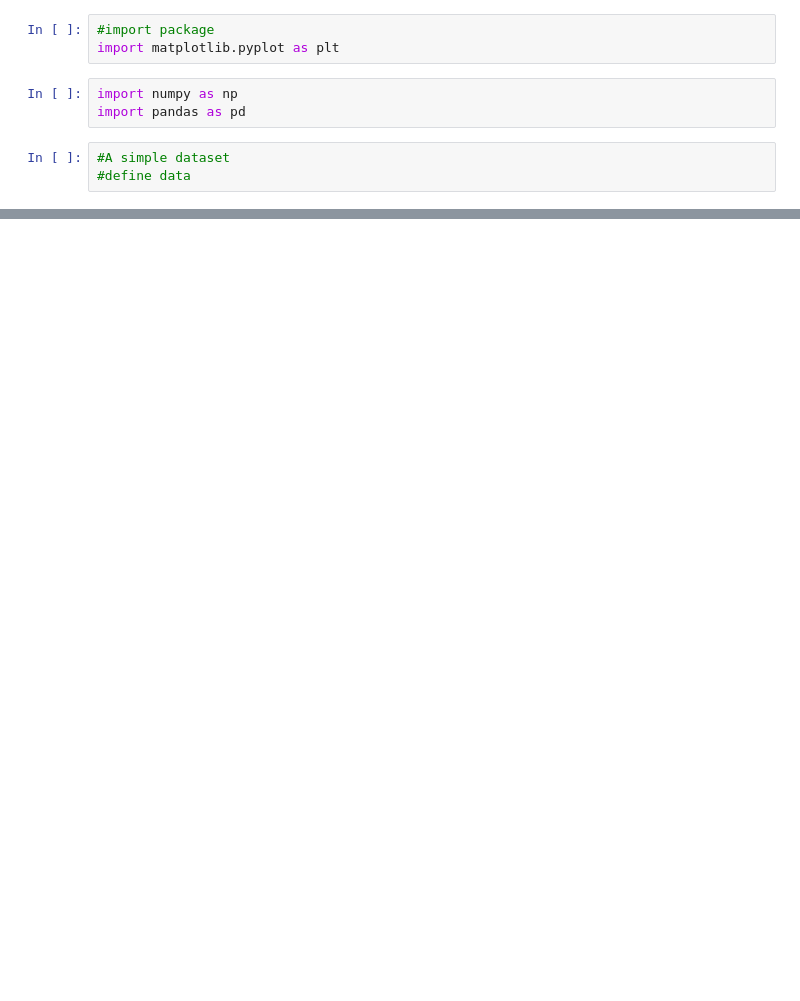
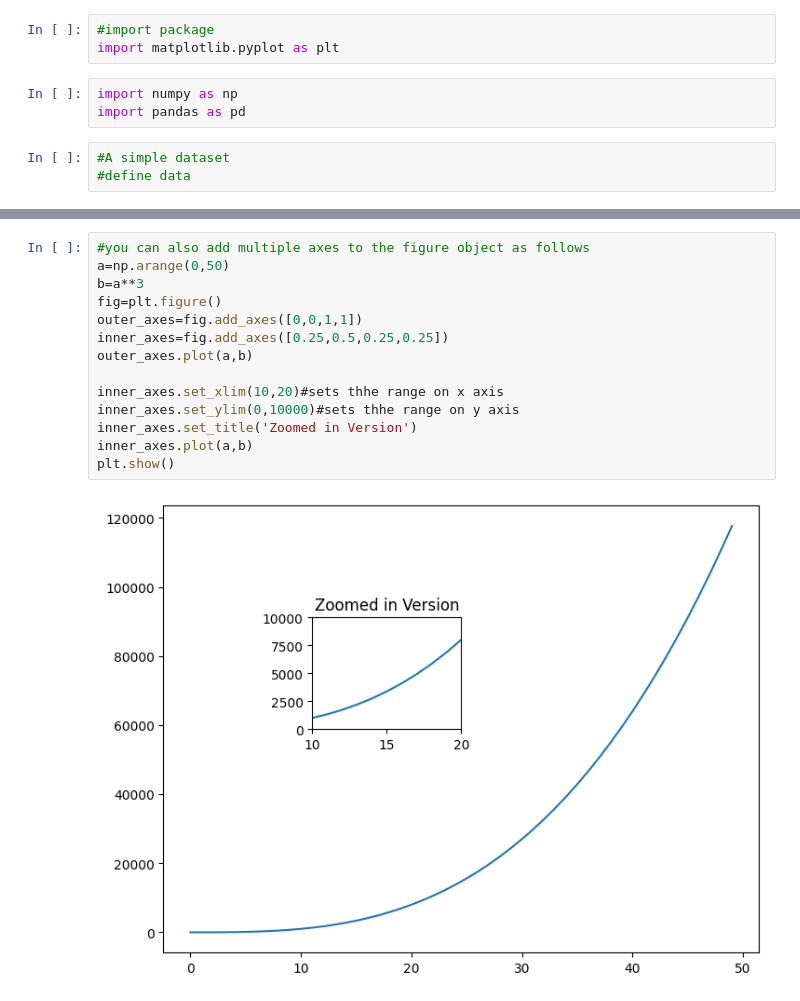
Before and after one commit to LangatMark/DataScience, a Jupyter notebook: trial/data visualization with Matplotlib, seaborn.ipynb, the cells around one changed output, grey strips where cells are left out. Drawn from its saved outputs; the diff is of its cells as text; blank space fills up the shorter version.

```diff
--- a/trial/data visualization with Matplotlib, seaborn.ipynb
+++ b/trial/data visualization with Matplotlib, seaborn.ipynb
@@ -76,0 +117,16 @@ plt.show()
+# %%
+#you can also add multiple axes to the figure object as follows
+a=np.arange(0,50)
+b=a**3
+fig=plt.figure()
+outer_axes=fig.add_axes([0,0,1,1])
+inner_axes=fig.add_axes([0.25,0.5,0.25,0.25])
+outer_axes.plot(a,b)
+
+inner_axes.set_xlim(10,20)#sets thhe range on x axis
+inner_axes.set_ylim(0,10000)#sets thhe range on y axis
+inner_axes.set_title('Zoomed in Version')
+inner_axes.plot(a,b)
+plt.show()
+# %% [output]
+[figure, added]
```
Also changed, not shown: parts of 12 cells of this notebook, 1 other file.
